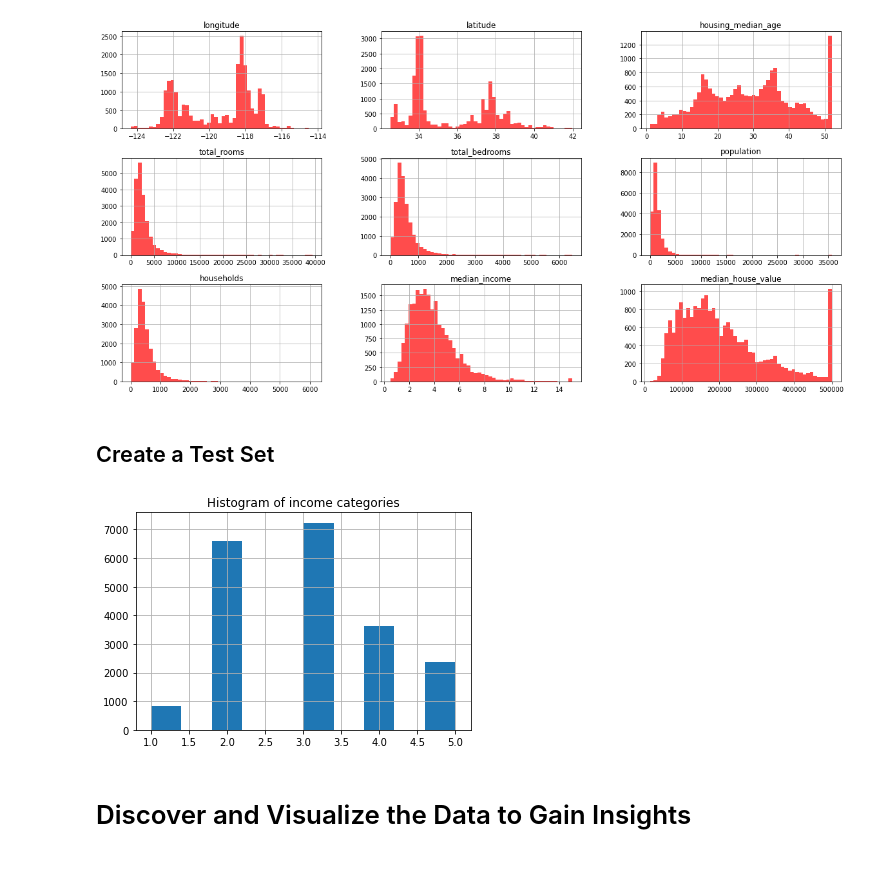
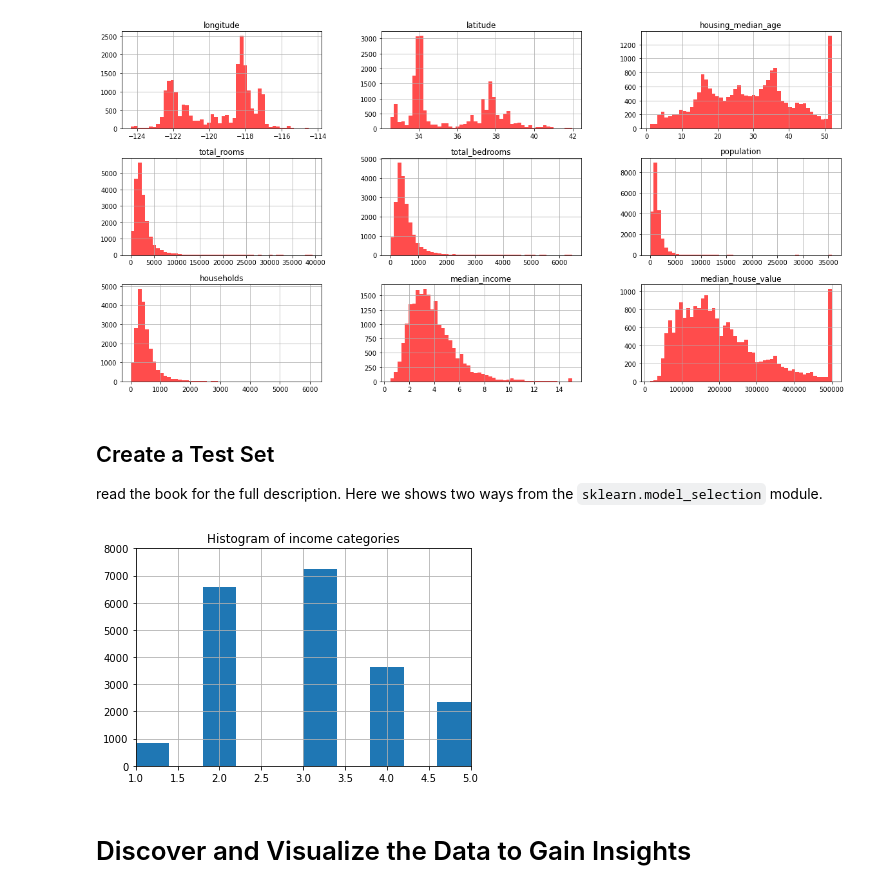
Before and after one commit to yuhaigiub/ML_with_Sklearn_Keras_TensorFlow, a Jupyter notebook: 2. End-to-End Machine Learning Project.ipynb, the cells around one changed output. Saved outputs shown, nothing was run; the diff lists cells and outputs as text; code cells hidden in the pictures.

```diff
--- a/2. End-to-End Machine Learning Project.ipynb
+++ b/2. End-to-End Machine Learning Project.ipynb
@@ -321,5 +327,8 @@ plt.show()
 # many histograms are 'tail heavy': they extend much farther to the right of the median than to the left
 # this may make it a bit harder for some Machine Learning algorithms to detect patterns
 # we will try transforming these attributes later on to have more bell-shaped distributions
-# %% [markdown]
-## Create a Test Set
+# %% [markdown]
+## Create a Test Set
+
+
+read the book for the full description. Here we shows two ways from the `sklearn.model_selection` module.
@@ -326,35 +341,43 @@ plt.show()
 # %%
-# read the book for the full description
-# here we shows two ways from the sklearn.model_selection module
+# method 2: stratified sampling
 
-# random sampling using train_test_split()
-from sklearn.model_selection import train_test_split
-train_set, test_set = train_test_split(housing, test_size=0.2, random_state=42)
+# supposed you chatted with experts who told you that median income is a very important attribute to predict median housing price
+# you may want to ensure that the test set is representative of the various categories of incomes in the whole dataset
 
-# since you want to ensure that the test set is representative of the various categories of incomes in the whole dataset
-# you need to create an income category attribute (because median income is a continuous numerical attribute)
+# since median income is a continuous numerical attribute
+# you first need to create an income category attribute
 import numpy as np
-np.random.seed(42) # set the random seed so code runs the same everytime (for educational purpose)
+np.random.seed(42)
+
 housing["income_cat"] = pd.cut(housing["median_income"],
                                bins=[0, 1.5, 3, 4.5, 6, np.inf],
                                labels=[1, 2, 3, 4, 5])
 # plot the newly added attribute
 fig, ax = plt.subplots(1, 1)
 housing["income_cat"].hist(ax=ax)
 ax.set_title("Histogram of income categories")
+ax.axis([1.0, 5.0, 0, 8000])
+# let's look at the median income histogram more closely:
+#   # most median income values are clustered around 1.5 to 6
+#   # but some median incomes go far beyond 6
+# it is important to have a sufficient number of instances in your data set for each stratum
+# or else the estimate of the stratum's importance may be biased
+# this means that you should not have too many strata, and each stratum should be large enough
+
 
 # stratified sampling using StratifiedShuffleSplit (will be used in this chapter)
 from sklearn.model_selection import StratifiedShuffleSplit
+
 split = StratifiedShuffleSplit(n_splits=1, test_size=0.2, random_state=42)
 for train_index, test_index in split.split(housing, housing["income_cat"]):
     strat_train_set = housing.loc[train_index]
     strat_test_set = housing.loc[test_index]
 
 # now you should remove the income_cat attribute so the data is back to its original state
 for set_ in (strat_train_set, strat_test_set):
     set_.drop("income_cat", axis=1, inplace=True)
 # %% [output]
-[figure, old version]
+[figure, new version]
 # %% [markdown]
 # Discover and Visualize the Data to Gain Insights
 # %%
```
Also changed, not shown: parts of 11 cells of this notebook, 5 other files.
